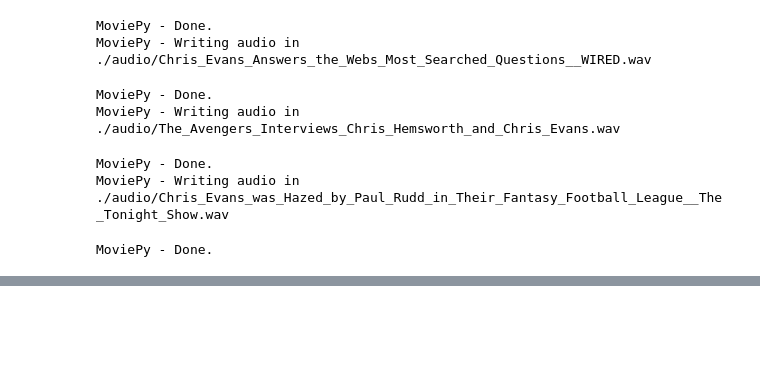
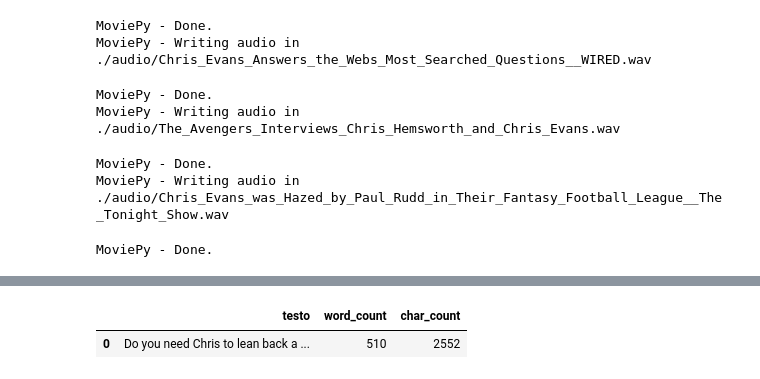
Before and after one commit to FrancescoNicotra/social-media-project, a Jupyter notebook: Project.ipynb, the cells around one changed output, grey strips where cells are left out. Saved outputs shown, nothing was run; the diff lists cells and outputs as text; code cells hidden in the pictures; blank space fills up the shorter version.

```diff
--- a/Project.ipynb
+++ b/Project.ipynb
@@ -275,0 +179,5 @@ Detected language in segment 4: en
+# %%
+test.sample()
+# %% [output]
+|  | testo | word_count | char_count |
+| 0 | Do you need Chris to lean back a ... | 510 | 2552 |
```
Also changed, not shown: parts of 7 cells of this notebook, 1 other file.
